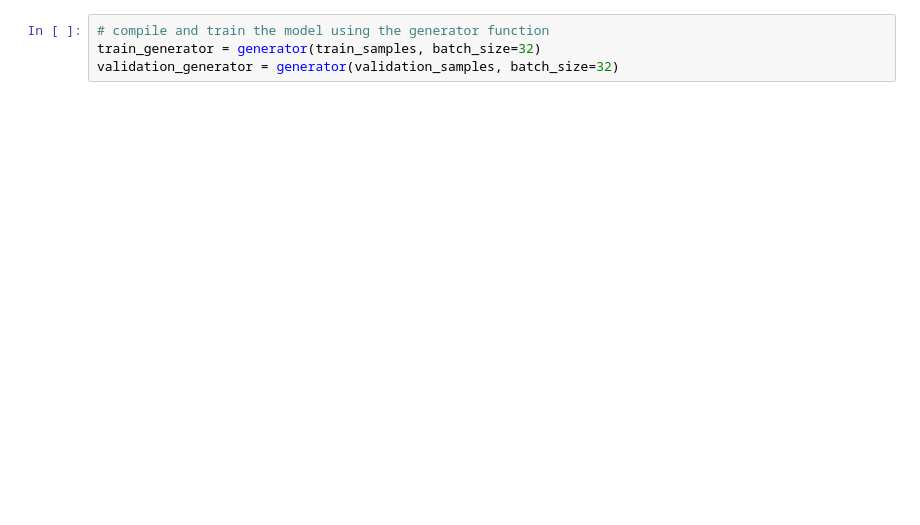
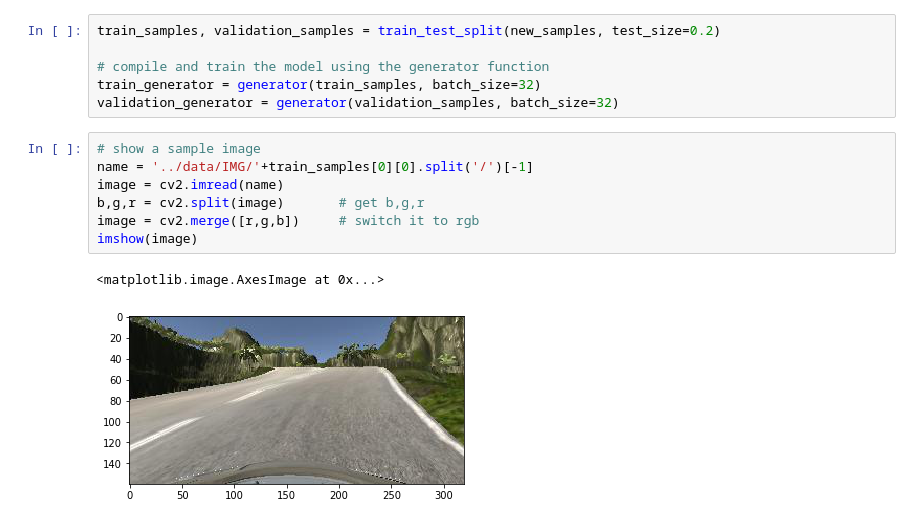
Before and after one commit to xujin1982/CarND-Behavioral-Cloning-P3, a Jupyter notebook: model.ipynb, the cells around one changed output. Drawn from its saved outputs; the diff is of its cells as text; blank space fills up the shorter version.

```diff
--- a/model.ipynb
+++ b/model.ipynb
@@ -65,7 +176,19 @@ def generator(samples, batch_size=32):
 # %%
+train_samples, validation_samples = train_test_split(new_samples, test_size=0.2)
+
 # compile and train the model using the generator function
 train_generator = generator(train_samples, batch_size=32)
 validation_generator = generator(validation_samples, batch_size=32)
+# %%
+# show a sample image
+name = '../data/IMG/'+train_samples[0][0].split('/')[-1]
+image = cv2.imread(name)
+b,g,r = cv2.split(image)       # get b,g,r
+image = cv2.merge([r,g,b])     # switch it to rgb
+imshow(image)
+# %% [output]
+<matplotlib.image.AxesImage at 0x...>
+[figure, added]
 # %%
 model = Sequential()
 
```
Also changed, not shown: parts of 9 cells of this notebook, 12 other files.
